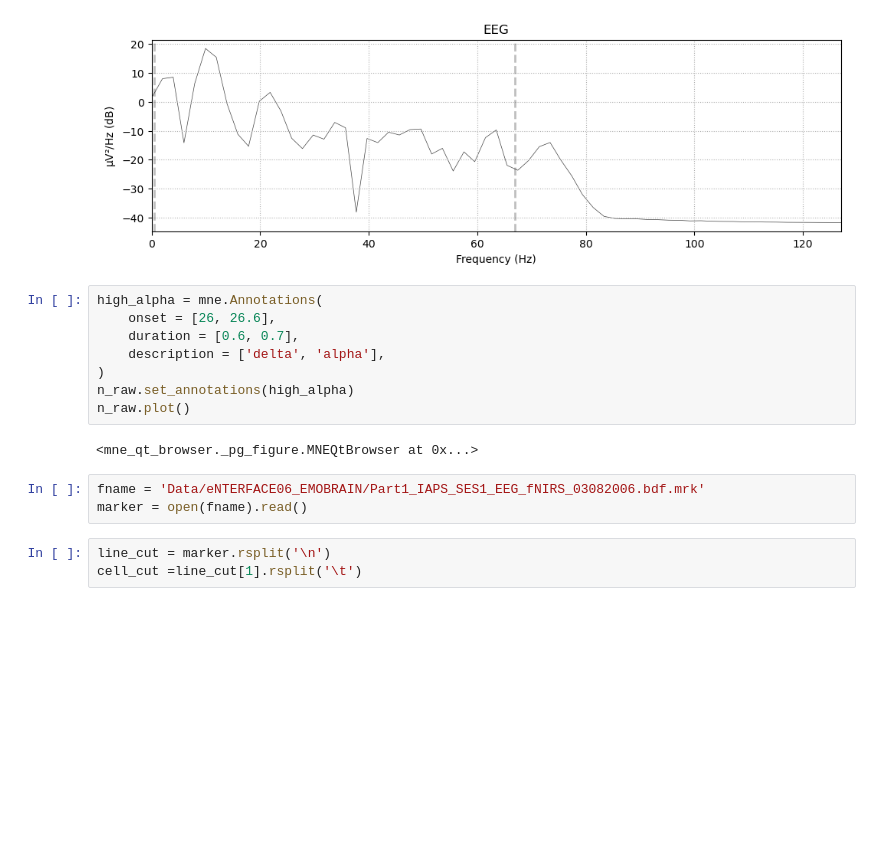
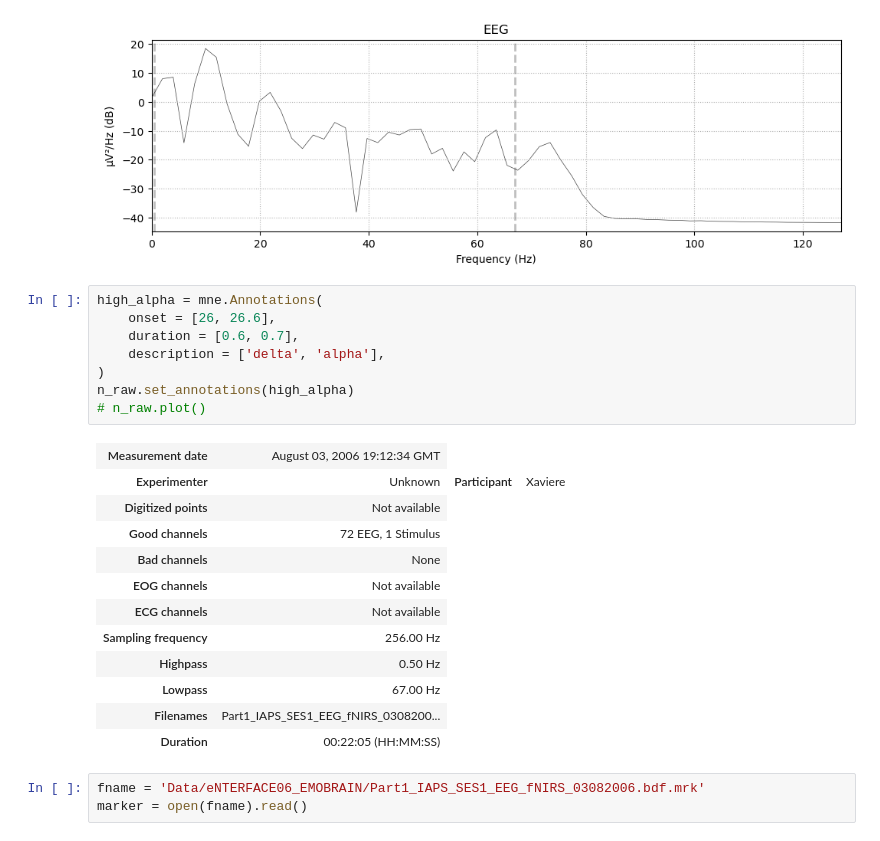
Before and after one commit to Turleyy/EEGresearch, a Jupyter notebook: EEG/read_data_2.ipynb, the cells around one changed output. Drawn from its saved outputs; the diff is of its cells as text; blank space fills up the shorter version.

```diff
--- a/EEG/read_data_2.ipynb
+++ b/EEG/read_data_2.ipynb
@@ -132,16 +129,24 @@ Need more than one channel to make topography for eeg. Disabling interactivity.
 # %%
 high_alpha = mne.Annotations(
     onset = [26, 26.6],
     duration = [0.6, 0.7],
     description = ['delta', 'alpha'],
 )
 n_raw.set_annotations(high_alpha)
-n_raw.plot()
+# n_raw.plot()
 # %% [output]
-<mne_qt_browser._pg_figure.MNEQtBrowser at 0x...>
+| Measurement date | August 03, 2006 19:12:34 GMT |
+| Experimenter | Unknown | Participant | Xaviere |
+| Digitized points | Not available |
+| Good channels | 72 EEG, 1 Stimulus |
+| Bad channels | None |
+| EOG channels | Not available |
+| ECG channels | Not available |
+| Sampling frequency | 256.00 Hz |
+| Highpass | 0.50 Hz |
+| Lowpass | 67.00 Hz |
+| Filenames | Part1_IAPS_SES1_EEG_fNIRS_0308200... |
+| Duration | 00:22:05 (HH:MM:SS) |
 # %%
 fname = 'Data/eNTERFACE06_EMOBRAIN/Part1_IAPS_SES1_EEG_fNIRS_03082006.bdf.mrk'
 marker = open(fname).read()
-# %%
-line_cut = marker.rsplit('\n')
-cell_cut =line_cut[1].rsplit('\t')
```
Also changed, not shown: parts of 4 cells of this notebook.
